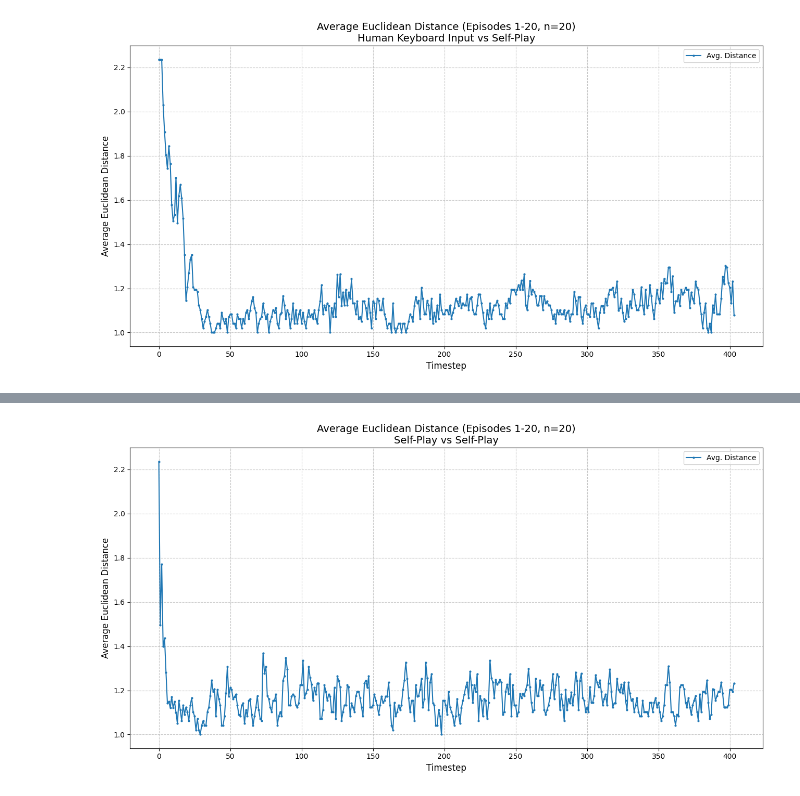
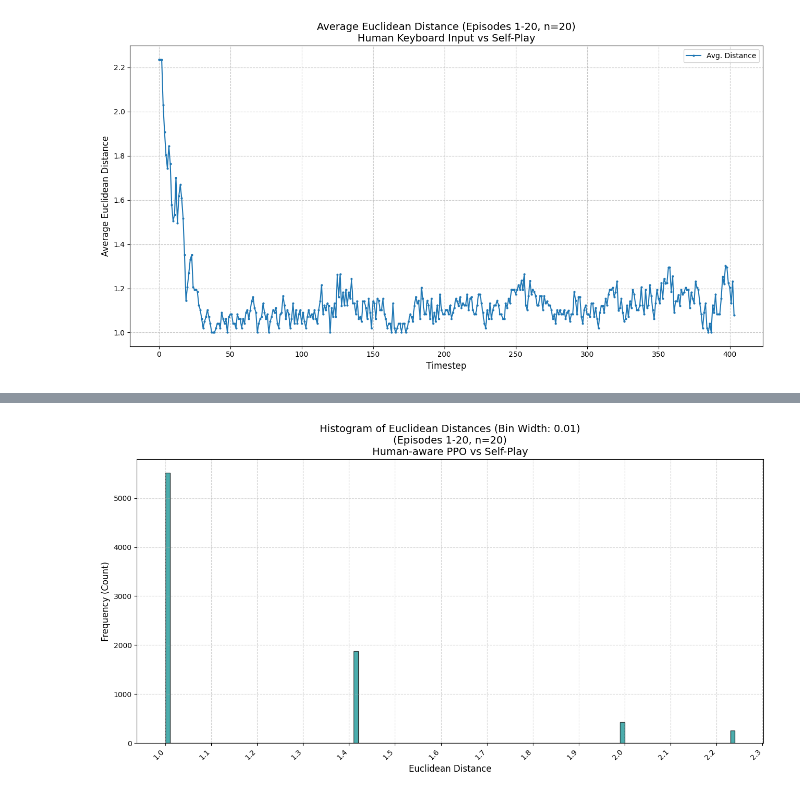
Before and after one commit to akash-chowdary-kodali/Risk-Analysis-in-Multi-Agent-Teams, a Jupyter notebook: Analysis/Cramped_room_Analysis.ipynb, the cells around one changed output, grey strips where cells are left out. Saved outputs shown, nothing was run; the diff lists cells and outputs as text; code cells hidden in the pictures.

Commit message:
Added histograms for agent pairs (Every Agent vs Self-Play)

```diff
--- a/Analysis/Cramped_room_Analysis.ipynb
+++ b/Analysis/Cramped_room_Analysis.ipynb
@@ -180,7 +180,7 @@ def analyze_and_plot_average_stats_and_distances(folder_path, episodes_to_averag
         print("No data successfully aggregated. Cannot generate reports or plots.")
         return
 
-    print(f"\n--- Averaged Statistics & Distance Plots (Max Timesteps: {max_overall_timesteps}) ---")
+    print(f"\n--- Averaged Statistics, Distance Plots & Histograms (Max Timesteps: {max_overall_timesteps}) ---")
 
     for canonical_pair, episode_data_list in aggregated_pair_episode_data.items():
         N1_name, N2_name = canonical_pair
@@ -191,9 +191,14 @@ def analyze_and_plot_average_stats_and_distances(folder_path, episodes_to_averag
         N1_stats_aggr = defaultdict(list)
         N2_stats_aggr = defaultdict(list)
         all_distance_series_for_pair = []
+        all_individual_distances_for_pair = [] # For histogram
 
         for ep_data in episode_data_list:
             all_distance_series_for_pair.append(ep_data["distance_series"])
+            for dist_val in ep_data["distance_series"]:
+                if dist_val is not None and not np.isnan(dist_val):
+                    all_individual_distances_for_pair.append(dist_val)
+
             pair_level_stats_aggr["total_reward"].append(ep_data["total_reward"])
             pair_level_stats_aggr["soups_delivered"].append(ep_data["soups_delivered"])
             pair_level_stats_aggr["reward_efficiency"].append(ep_data["reward_efficiency"])
@@ -202,7 +207,7 @@ def analyze_and_plot_average_stats_and_distances(folder_path, episodes_to_averag
                 pair_level_stats_aggr["avg_reaction_time_pair"].append(ep_data["avg_reaction_time_pair"])
 
             current_file_agent1 = ep_data["agent1_name_in_file"]
-            if current_file_agent1 == N1_name: # P0 was N1, P1 was N2
+            if current_file_agent1 == N1_name:
                 N1_stats_aggr["interact"].append(ep_data["interact_p0"])
                 N1_stats_aggr["idle"].append(ep_data["idle_p0"])
                 N1_stats_aggr["entropy"].append(ep_data["entropy_p0"])
@@ -211,7 +216,7 @@ def analyze_and_plot_average_stats_and_distances(folder_path, episodes_to_averag
                 N2_stats_aggr["idle"].append(ep_data["idle_p1"])
                 N2_stats_aggr["entropy"].append(ep_data["entropy_p1"])
                 N2_stats_aggr["deliveries"].append(ep_data["deliveries_p1"])
-            else: # P0 was N2, P1 was N1
+            else:
                 N2_stats_aggr["interact"].append(ep_data["interact_p0"])
                 N2_stats_aggr["idle"].append(ep_data["idle_p0"])
                 N2_stats_aggr["entropy"].append(ep_data["entropy_p0"])
@@ -239,28 +244,73 @@ def analyze_and_plot_average_stats_and_distances(folder_path, episodes_to_averag
                 if s[i] is not None: new_s[i] = s[i]
             padded_series_list.append(new_s)
 
-        if not padded_series_list: continue
-        try:
-            averaged_distances = np.nanmean(np.array(padded_series_list), axis=0)
-        except Exception: averaged_distances = np.array([np.nan] * max_overall_timesteps)
+        if not padded_series_list:
+            print(f"  No distance series data to plot average for pair: {N1_name} vs {N2_name}.")
+        else:
+            try:
+                averaged_distances = np.nanmean(np.array(padded_series_list), axis=0)
+            except Exception:
+                averaged_distances = np.array([np.nan] * max_overall_timesteps)
 
-        plot_timesteps = np.arange(max_overall_timesteps)
-        valid_indices = ~np.isnan(averaged_distances)
-        plot_timesteps_valid, plot_values_valid = plot_timesteps[valid_indices], averaged_distances[valid_indices]
+            plot_timesteps = np.arange(max_overall_timesteps)
+            valid_indices = ~np.isnan(averaged_distances)
+            plot_timesteps_valid, plot_values_valid = plot_timesteps[valid_indices], averaged_distances[valid_indices]
 
-        if len(plot_values_valid) > 0:
+            if len(plot_values_valid) > 0:
+                plt.figure(figsize=(13, 7))
+                plt.plot(plot_timesteps_valid, plot_values_valid, marker='.', linestyle='-', markersize=4, label=f"Avg. Distance")
+                plt.title(f"Average Euclidean Distance (Episodes {min(episodes_to_average)}-{max(episodes_to_average)}, n={num_episodes_for_this_pair})\n{N1_name} vs {N2_name}", fontsize=14)
+                plt.xlabel("Timestep", fontsize=12)
+                plt.ylabel("Average Euclidean Distance", fontsize=12)
+                plt.grid(True, linestyle='--', alpha=0.7)
+                plt.legend()
+                plt.tight_layout()
+                print(f"  Displaying average distance plot for: {N1_name} vs {N2_name}")
+                plt.show()
+            else:
+                print(f"  No valid averaged distance data to plot for pair: {N1_name} vs {N2_name}.")
+
+        # --- Distance Histogram ---
+        if all_individual_distances_for_pair:
+            val_min = np.min(all_individual_distances_for_pair)
+            val_max = np.max(all_individual_distances_for_pair)
+
+            bin_width = 0.01  # Define the very fine-grained bin width
+
+            start_edge = math.floor(val_min / bin_width) * bin_width
+            end_edge_inclusive_candidate = math.ceil(val_max / bin_width) * bin_width
+
+            if end_edge_inclusive_candidate <= start_edge:
+                final_end_edge = start_edge + bin_width
+            else:
+                final_end_edge = end_edge_inclusive_candidate
+
+            custom_bin_edges = np.arange(start_edge, final_end_edge + bin_width, bin_width)
+
+            if len(custom_bin_edges) < 2 : # Fallback if somehow only one edge was created
+                custom_bin_edges = np.array([start_edge, start_edge + bin_width])
+
             plt.figure(figsize=(13, 7))
-            plt.plot(plot_timesteps_valid, plot_values_valid, marker='.', linestyle='-', markersize=4, label=f"Avg. Distance")
-            plt.title(f"Average Euclidean Distance (Episodes {min(episodes_to_average)}-{max(episodes_to_average)}, n={num_episodes_for_this_pair})\n{N1_name} vs {N2_name}", fontsize=14)
-            plt.xlabel("Timestep", fontsize=12)
-            plt.ylabel("Average Euclidean Distance", fontsize=12)
-            plt.grid(True, linestyle='--', alpha=0.7)
-            plt.legend()
+            plt.hist(all_individual_distances_for_pair, bins=custom_bin_edges, color='darkcyan', edgecolor='black', alpha=0.7)
+            plt.title(f"Histogram of Euclidean Distances (Bin Width: {bin_width:.2f})\n(Episodes {min(episodes_to_average)}-{max(episodes_to_average)}, n={num_episodes_for_this_pair})\n{N1_name} vs {N2_name}", fontsize=14)
+            plt.xlabel("Euclidean Distance", fontsize=12)
+            plt.ylabel("Frequency (Count)", fontsize=12)
+            plt.grid(True, linestyle='--', alpha=0.5)
+
+            # Adjust x-ticks for readability with many bins
+            current_ax = plt.gca()
+            if len(custom_bin_edges) > 40: # If more than 40 bin edges, let matplotlib choose optimal ticks
+                current_ax.xaxis.set_major_locator(plt.MaxNLocator(nbins=15, prune='both')) # Suggest ~15 nicely spaced ticks
+            else: # Otherwise, show all bin edges if manageable
+                plt.xticks(custom_bin_edges)
+
+            plt.xticks(rotation=45, ha="right")
             plt.tight_layout()
-            print(f"  Displaying average distance plot for: {N1_name} vs {N2_name}")
+            print(f"  Displaying distance histogram with bin width {bin_width:.3f} for: {N1_name} vs {N2_name}") # adjusted precision for print
             plt.show()
         else:
-            print(f"  No valid averaged distance data to plot for pair: {N1_name} vs {N2_name}.")
+            print(f"  No valid individual distance data to plot histogram for pair: {N1_name} vs {N2_name}.")
+
 
 folder_to_analyze = "../Analysis/game_trajectories/Cramped Room/"
 if folder_to_analyze == "../Analysis/game_trajectories/Cramped Room/":
@@ -350 +366 @@ Processing files in '../Analysis/game_trajectories/Cramped Room/' for episodes 1
-[figure, old version]
+[figure, new version]
```
Also changed, not shown: parts of 1 cell of this notebook.
